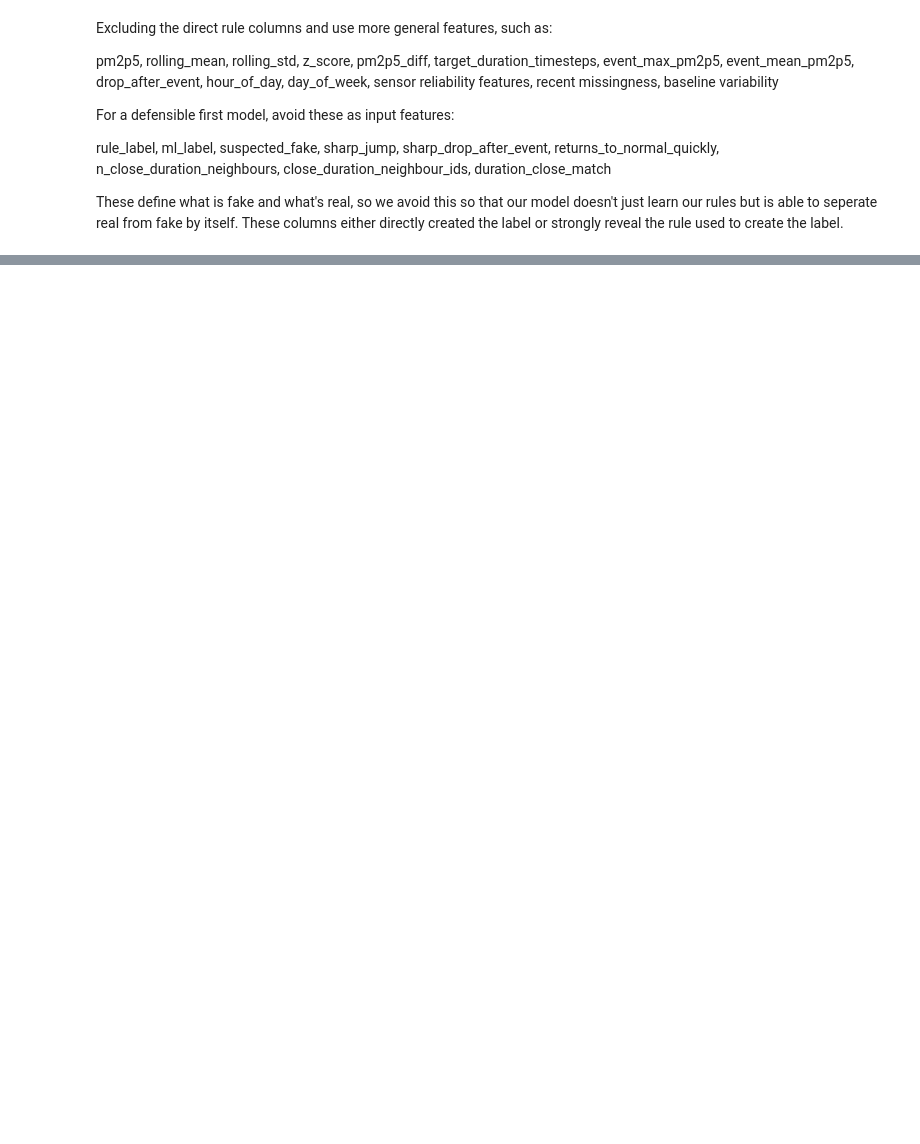
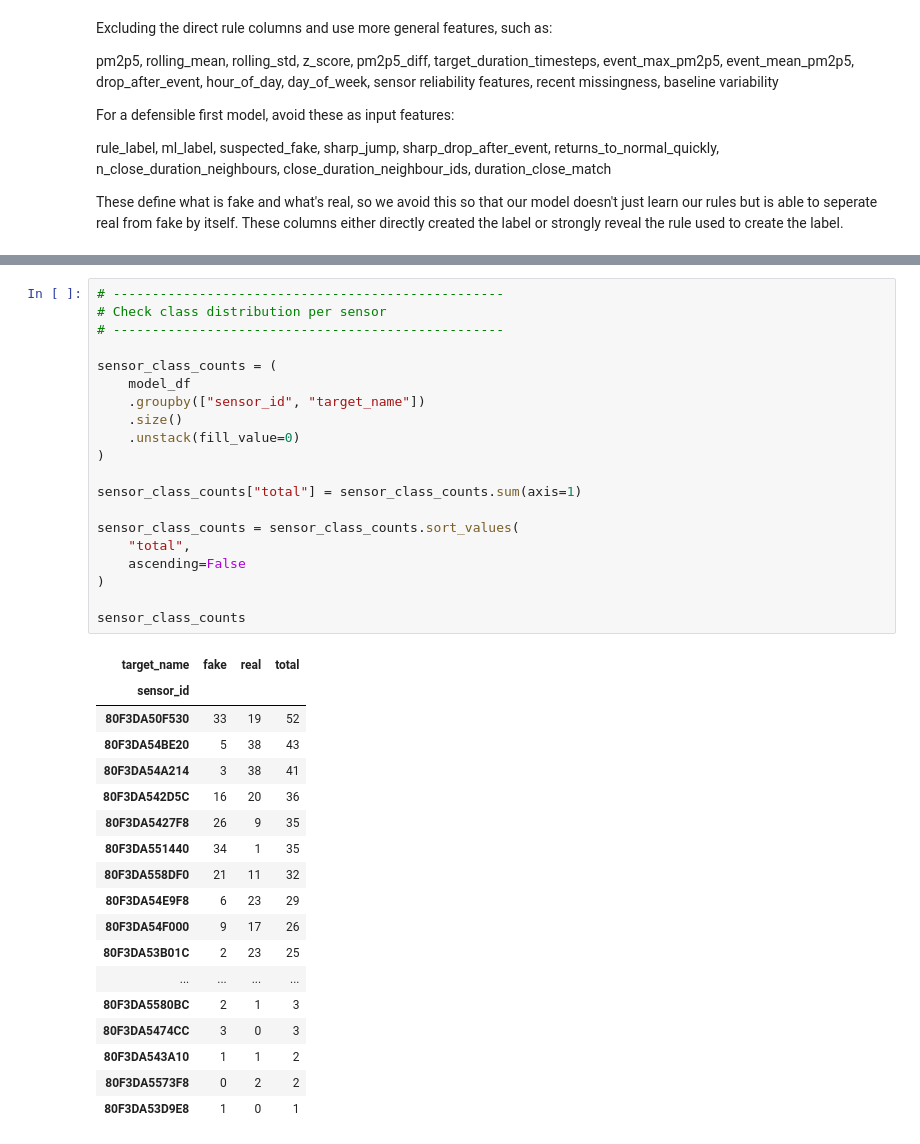
Before and after one commit to Okwukwe295/SACAQM_MLAgent, a Jupyter notebook: model.ipynb, the cells around one changed output, grey strips where cells are left out. Saved outputs shown, nothing was run; the diff lists cells and outputs as text; blank space fills up the shorter version.

```diff
--- a/model.ipynb
+++ b/model.ipynb
@@ -234,0 +618,39 @@ print("\nNumber of features:", len(feature_cols))
+# %%
+# --------------------------------------------------
+# Check class distribution per sensor
+# --------------------------------------------------
+
+sensor_class_counts = (
+    model_df
+    .groupby(["sensor_id", "target_name"])
+    .size()
+    .unstack(fill_value=0)
+)
+
+sensor_class_counts["total"] = sensor_class_counts.sum(axis=1)
+
+sensor_class_counts = sensor_class_counts.sort_values(
+    "total",
+    ascending=False
+)
+
+sensor_class_counts
+# %% [output]
+| target_name | fake | real | total |
+| sensor_id |  |  |  |
+| 80F3DA50F530 | 33 | 19 | 52 |
+| 80F3DA54BE20 | 5 | 38 | 43 |
+| 80F3DA54A214 | 3 | 38 | 41 |
+| 80F3DA542D5C | 16 | 20 | 36 |
+| 80F3DA5427F8 | 26 | 9 | 35 |
+| 80F3DA551440 | 34 | 1 | 35 |
+| 80F3DA558DF0 | 21 | 11 | 32 |
+| 80F3DA54E9F8 | 6 | 23 | 29 |
+| 80F3DA54F000 | 9 | 17 | 26 |
+| 80F3DA53B01C | 2 | 23 | 25 |
+| ... | ... | ... | ... |
+| 80F3DA5580BC | 2 | 1 | 3 |
+| 80F3DA5474CC | 3 | 0 | 3 |
+| 80F3DA543A10 | 1 | 1 | 2 |
+| 80F3DA5573F8 | 0 | 2 | 2 |
+| 80F3DA53D9E8 | 1 | 0 | 1 |
```
Also changed, not shown: parts of 34 cells of this notebook, 4 other files.
